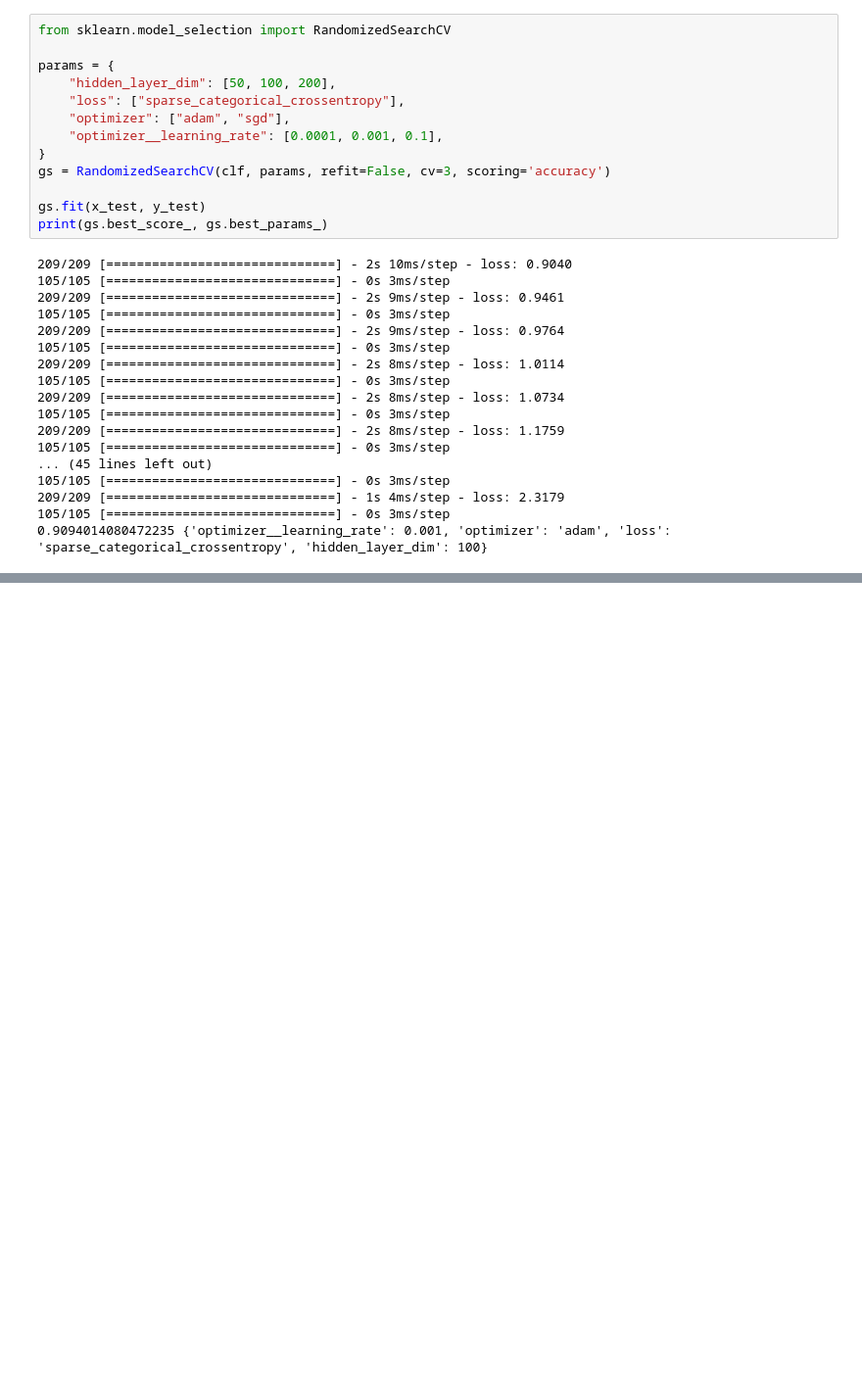
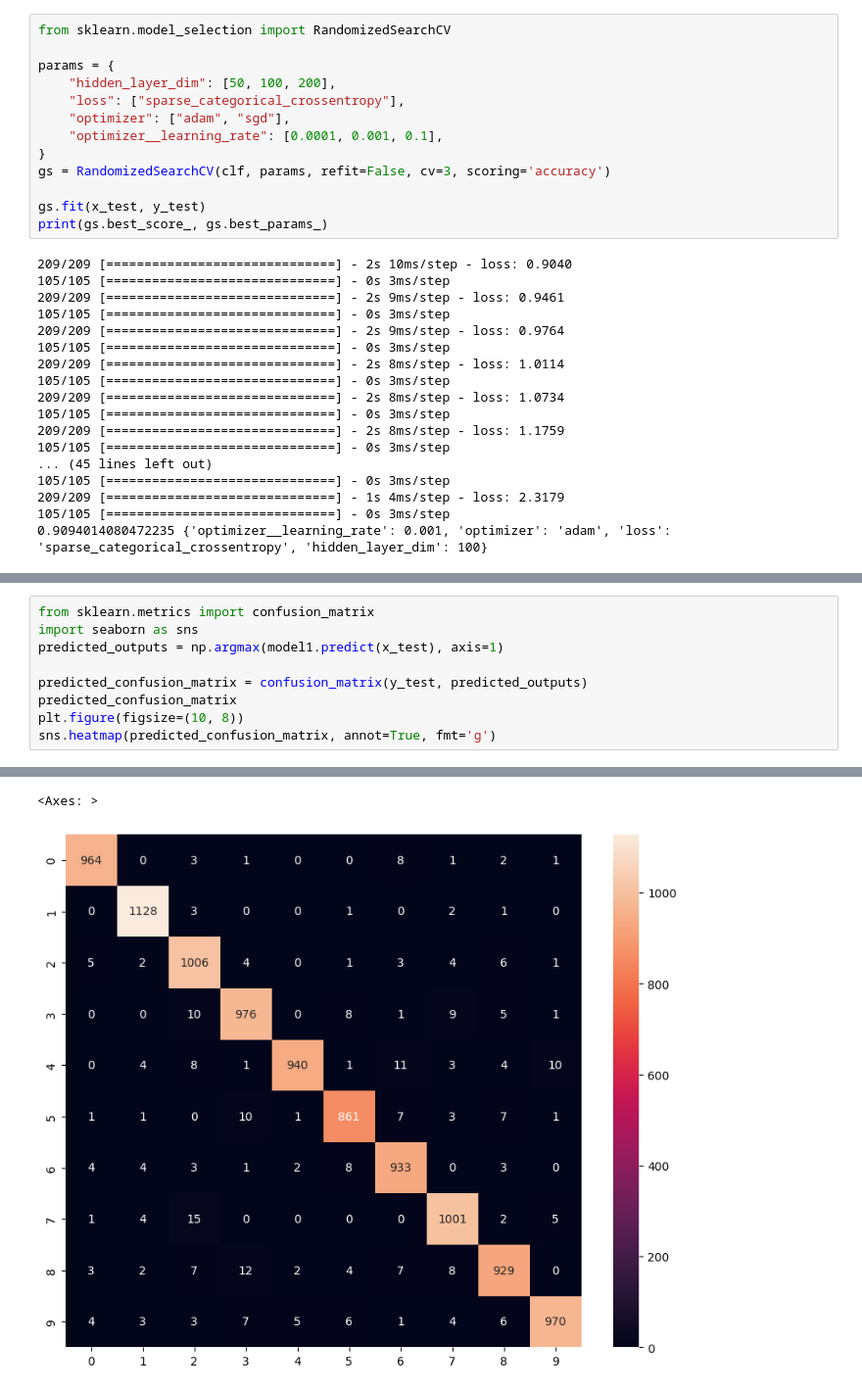
Before and after one commit to egorgrinevich/TMS_projects, a Jupyter notebook: Optimization.ipynb, the cells around one changed output, grey strips where cells are left out. Shown: that part at 98% size. Cells and saved outputs as stored; diff of their text form; blank space fills up the shorter version.

```diff
--- a/Optimization.ipynb
+++ b/Optimization.ipynb
@@ -300,0 +536,10 @@ ModuleNotFoundError: No module named 'bayes_opt'
+# %%
+from sklearn.metrics import confusion_matrix
+import seaborn as sns
+predicted_outputs = np.argmax(model1.predict(x_test), axis=1)
+
+predicted_confusion_matrix = confusion_matrix(y_test, predicted_outputs)
+predicted_confusion_matrix
+plt.figure(figsize=(10, 8))
+sns.heatmap(predicted_confusion_matrix, annot=True, fmt='g')
+# %% [output]
@@ -300,0 +547,2 @@ ModuleNotFoundError: No module named 'bayes_opt'
+<Axes: >
+[figure, added]
```
Also changed, not shown: parts of 17 cells of this notebook.
